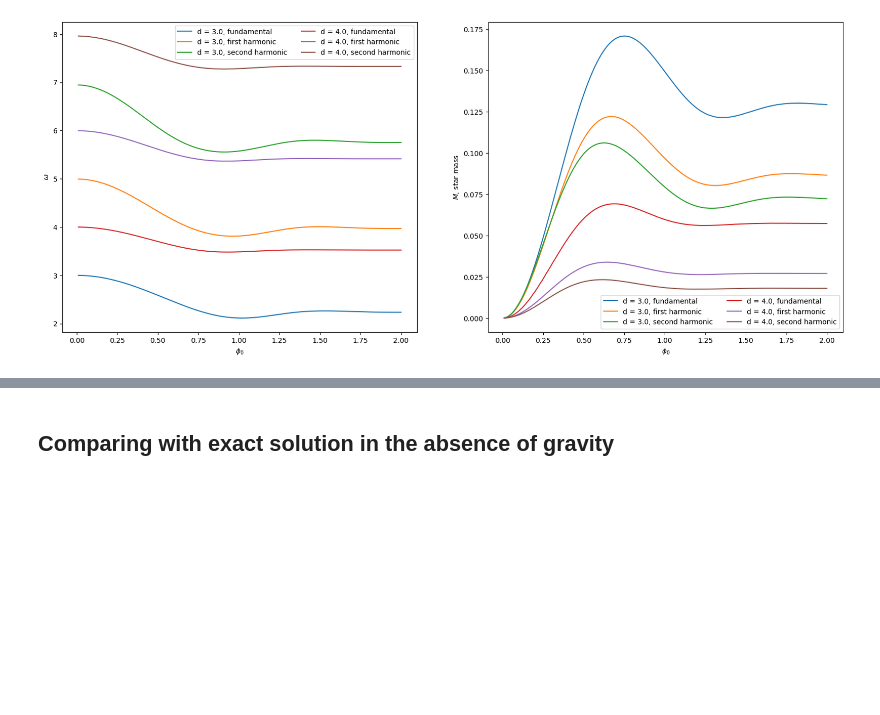
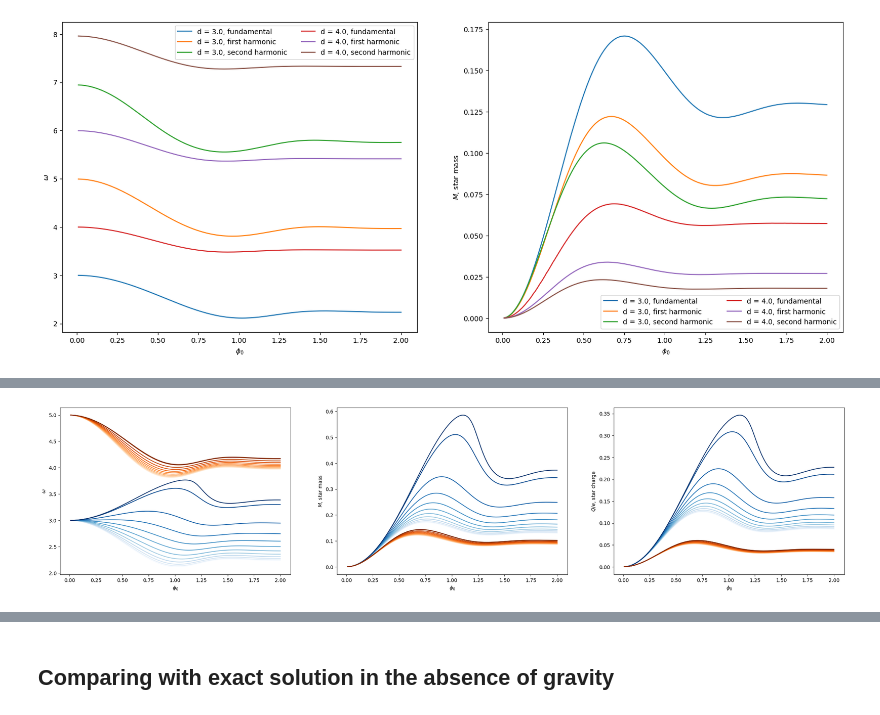
Before and after one commit to sukhovn/AdS_BS_shooting, a Jupyter notebook: BoseStar.ipynb, the cells around one changed output, grey strips where cells are left out. Saved outputs shown, nothing was run; the diff lists cells and outputs as text; code cells hidden in the pictures; blank space fills up the shorter version.

```diff
--- a/BoseStar.ipynb
+++ b/BoseStar.ipynb
@@ -21,4 +36,10 @@ sys.path.append('Code')
 os.environ["STAR_ROUTINES_PATH"] = os.getcwd() + '/Code/'
 
 from star_routines import *
+
+#Making directory for plots
+plots_directory = 'Plots'
+
+if not os.path.exists(plots_directory):
+    os.mkdir(plots_directory)
 # %%
@@ -330,0 +465,79 @@ plt.show()
+# %%
+charges = [0.2, 0.4, 0.6, 0.8, 1.0, 1.2, 1.4, 1.6, 1.8, 2.0, 2.2, 2.23]
+# charges = [0.2, 0.6, 1.0, 1.4, 1.8, 2.2, 2.23]
+zero_mode = []
+first_harmonic = []
+second_harmonic = []
+
+for charge in charges:
+    #Finding zero mode
+    tracer = Tracer(d=3, l=1.0, el=charge, kappa=1.0, mass=0.0, xrange=[0.0001, 1.35])
+    tracer.auto_trace((0.01, 2.0, 200), [2,4])
+    zero_mode.append(tracer)
+
+    #Finding first harmonic
+    tracer = Tracer(d=3, l=1.0, el=charge, kappa=1.0, mass=0.0, xrange=[0.0001, 1.35])
+    tracer.auto_trace((0.01, 2.0, 200), [4,6])
+    first_harmonic.append(tracer)
+
+    # #Finding second harmonic
+    # tracer = Tracer(d=3, l=1.0, el=charge, kappa=1.0, mass=0.0, xrange=[0.0001, 1.35])
+    # tracer.auto_trace((0.01, 2.0, 200), [6,8])
+    # second_harmonic.append(tracer)
+
+c = np.arange(1, len(charges) + 1)
+norm = mpl.colors.Normalize(vmin=c.min(), vmax=c.max())
+# Color map for the fundamental mode
+cmap_fund = mpl.cm.ScalarMappable(norm=norm, cmap=mpl.cm.Blues)
+cmap_fund.set_array([])
+# Color map for the first mode
+cmap_first = mpl.cm.ScalarMappable(norm=norm, cmap=mpl.cm.Oranges)
+cmap_first.set_array([])
+
+fig = plt.figure(figsize=(28,6))
+
+ax = fig.add_subplot(131)
+for i, (charge, tracer) in enumerate(zip(charges, zero_mode)):
+    tracer.plot_omega_curves(ax=ax, label='e = %.1lf, fundamental' % charge, c=cmap_fund.to_rgba(i+1))
+for i, (charge, tracer) in enumerate(zip(charges, first_harmonic)):
+    tracer.plot_omega_curves(ax=ax, label='e = %.1lf, first harmonic' % charge, c=cmap_first.to_rgba(i+1))
+# for charge, tracer in zip(charges, second_harmonic):
+#     tracer.plot_omega_curves(ax=ax, label='e = %.1lf, second harmonic' % charge)
+
+ax = fig.add_subplot(132)
+for i, (charge, tracer) in enumerate(zip(charges, zero_mode)):
+    tracer.plot_mass_curves(ax=ax, label='e = %.1lf, fundamental' % charge, c=cmap_fund.to_rgba(i+1))
+for i, (charge, tracer) in enumerate(zip(charges, first_harmonic)):
+    tracer.plot_mass_curves(ax=ax, label='e = %.1lf, first harmonic' % charge, c=cmap_first.to_rgba(i+1))
+# for charge, tracer in zip(charges, second_harmonic):
+#     tracer.plot_mass_curves(ax=ax, label='e = %.1lf, second harmonic' % charge)
+
+ax = fig.add_subplot(133)
+for i, (charge, tracer) in enumerate(zip(charges, zero_mode)):
+    tracer.plot_charge_curves(ax=ax, label='e = %.1lf, fundamental' % charge, c=cmap_fund.to_rgba(i+1))
+for i, (charge, tracer) in enumerate(zip(charges, first_harmonic)):
+    tracer.plot_charge_curves(ax=ax, label='e = %.1lf, first harmonic' % charge, c=cmap_first.to_rgba(i+1))
+# for charge, tracer in zip(charges, second_harmonic):
+#     tracer.plot_charge_curves(ax=ax, label='e = %.1lf, second harmonic' % charge)
+
+# ax = fig.add_subplot(224)
+# for charge, tracer in zip(charges, zero_mode):
+#     ax.plot(tracer.phi0_values, np.array(tracer.star_charge_values)/np.array(tracer.star_mass_values), label='e = %.1lf, fundamental' % charge)
+#     ax.set_xlabel('$\\phi_0$')
+#     ax.set_ylabel('$Q/(e M)$, star charge')
+
+# for charge, tracer in zip(charges, first_harmonic):
+#     ax.plot(tracer.phi0_values, np.array(tracer.star_charge_values)/np.array(tracer.star_mass_values), label='e = %.1lf, first' % charge)
+#     ax.set_xlabel('$\\phi_0$')
+#     ax.set_ylabel('$Q/(e M)$, star charge')
+
+# for charge, tracer in zip(charges, second_harmonic):
+#     ax.plot(tracer.phi0_values, np.array(tracer.star_charge_values)/np.array(tracer.star_mass_values), label='e = %.1lf, second' % charge)
+#     ax.set_xlabel('$\\phi_0$')
+#     ax.set_ylabel('$Q/(e M)$, star charge')
+
+plt.savefig(plots_directory + '/omega_phenomenon.png', dpi=300)
+plt.savefig
+plt.show()
+# %% [output]
+[figure, added]
```
Also changed, not shown: parts of 39 cells of this notebook, 4 other files.
